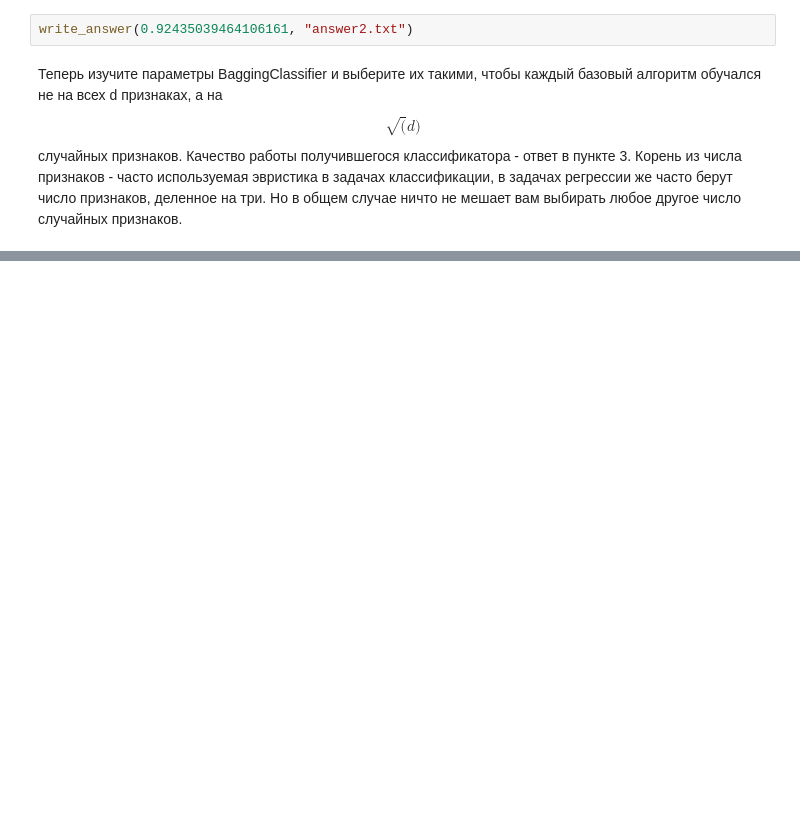
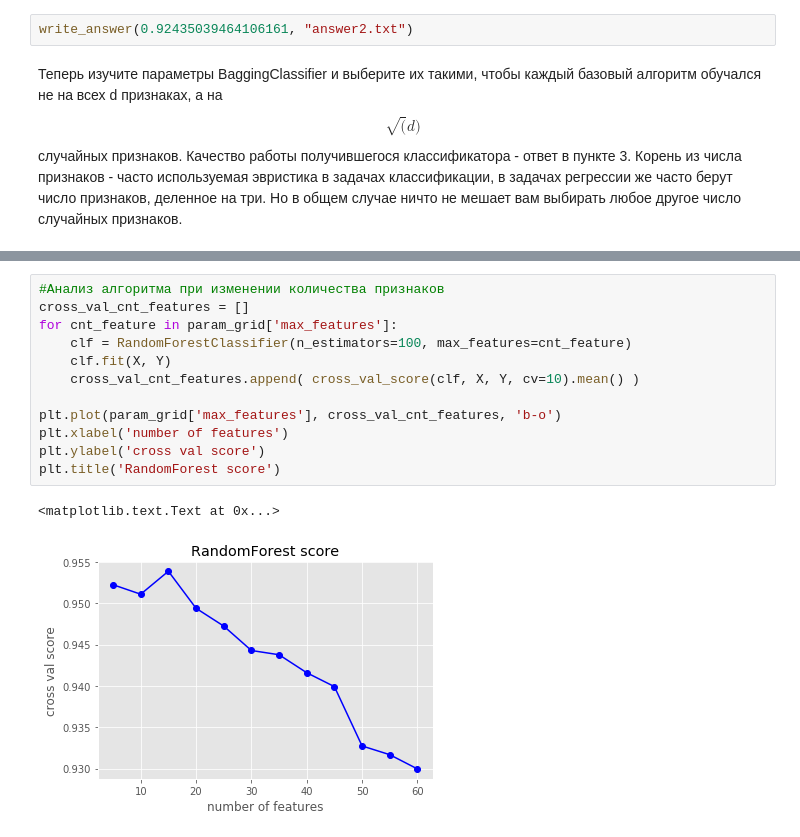
Before and after one commit to evn58/coursera_ml_yandex, a Jupyter notebook: 2.supervised-learning/Homeworks/week4/bagging_and_randomforest.ipynb, the cells around one changed output, grey strips where cells are left out. Saved outputs shown, nothing was run; the diff lists cells and outputs as text; blank space fills up the shorter version.

```diff
--- a/2.supervised-learning/Homeworks/week4/bagging_and_randomforest.ipynb
+++ b/2.supervised-learning/Homeworks/week4/bagging_and_randomforest.ipynb
@@ -55,0 +110,15 @@ clf =  BaggingClassifier()
+# %%
+#Анализ алгоритма при изменении количества признаков
+cross_val_cnt_features = []
+for cnt_feature in param_grid['max_features']:
+    clf = RandomForestClassifier(n_estimators=100, max_features=cnt_feature)
+    clf.fit(X, Y)
+    cross_val_cnt_features.append( cross_val_score(clf, X, Y, cv=10).mean() )
+
+plt.plot(param_grid['max_features'], cross_val_cnt_features, 'b-o')
+plt.xlabel('number of features')
+plt.ylabel('cross val score')
+plt.title('RandomForest score')
+# %% [output]
+<matplotlib.text.Text at 0x...>
+[figure, added]
```
Also changed, not shown: parts of 18 cells of this notebook, 5 other files.
